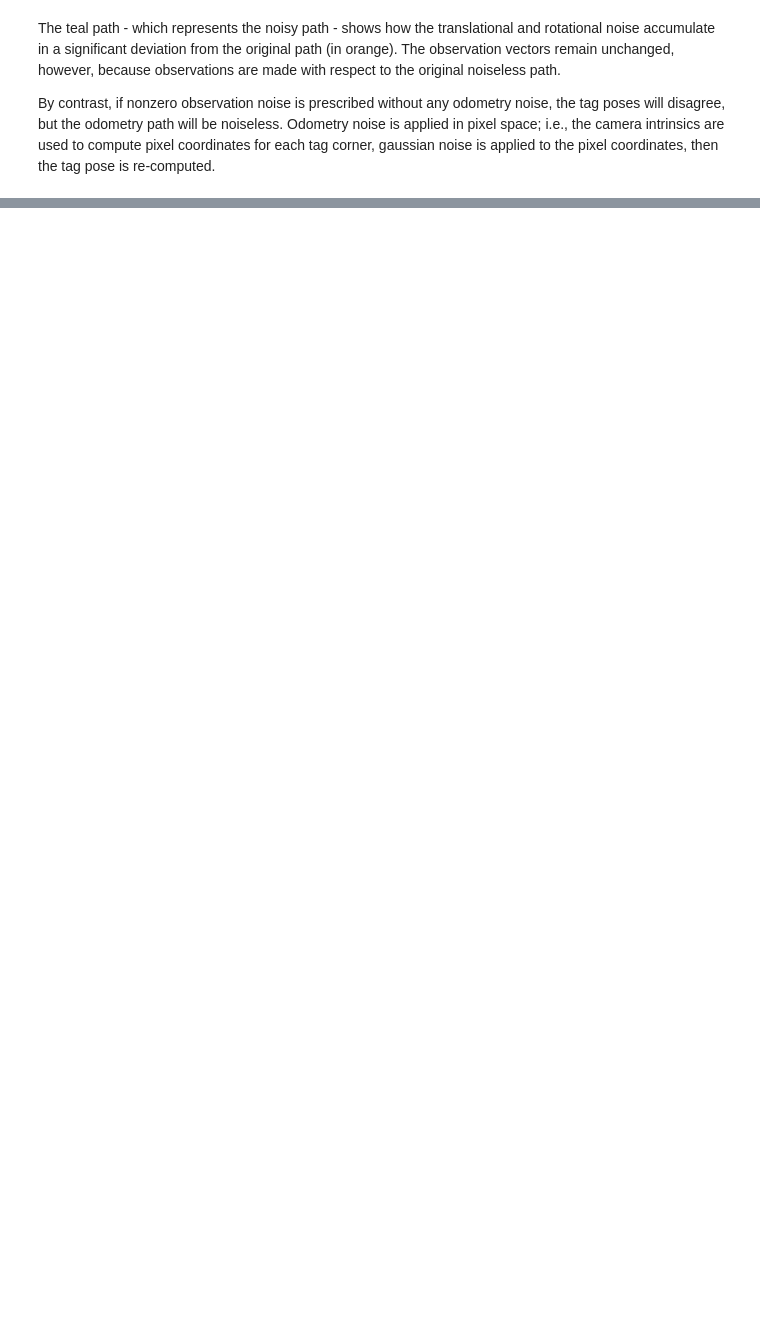
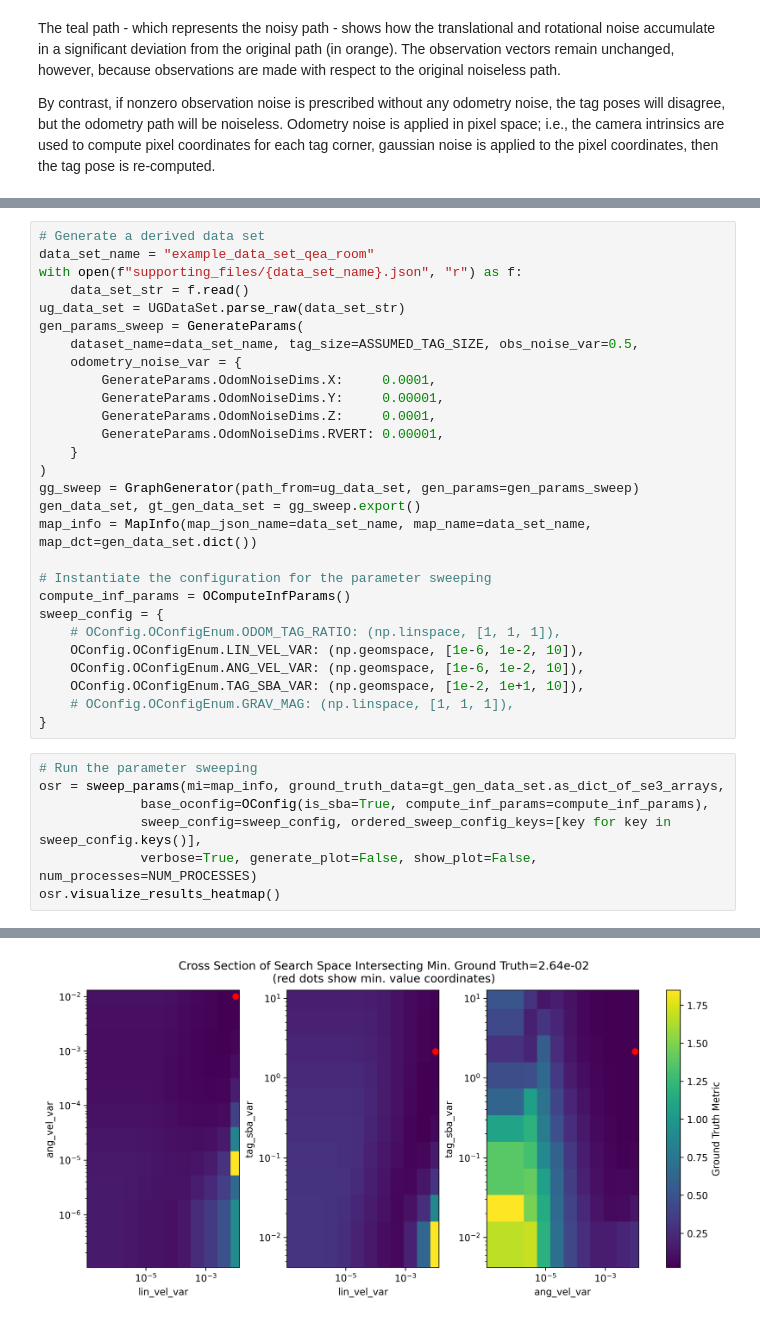
Before and after one commit to occamLab/invisible-map-generation, a Jupyter notebook: notebooks/duncan-overview.ipynb, the cells around one changed output, grey strips where cells are left out. Drawn from its saved outputs; the diff is of its cells as text; blank space fills up the shorter version.

```diff
--- a/notebooks/duncan-overview.ipynb
+++ b/notebooks/duncan-overview.ipynb
@@ -148,0 +199,36 @@ gg_n2.visualize()
+# %%
+# Generate a derived data set
+data_set_name = "example_data_set_qea_room"
+with open(f"supporting_files/{data_set_name}.json", "r") as f:
+    data_set_str = f.read()
+ug_data_set = UGDataSet.parse_raw(data_set_str)
+gen_params_sweep = GenerateParams(
+    dataset_name=data_set_name, tag_size=ASSUMED_TAG_SIZE, obs_noise_var=0.5,
+    odometry_noise_var = {
+        GenerateParams.OdomNoiseDims.X:     0.0001,
+        GenerateParams.OdomNoiseDims.Y:     0.00001,
+        GenerateParams.OdomNoiseDims.Z:     0.0001,
+        GenerateParams.OdomNoiseDims.RVERT: 0.00001,
+    }
+)
+gg_sweep = GraphGenerator(path_from=ug_data_set, gen_params=gen_params_sweep)
+gen_data_set, gt_gen_data_set = gg_sweep.export()
+map_info = MapInfo(map_json_name=data_set_name, map_name=data_set_name, map_dct=gen_data_set.dict())
+
+# Instantiate the configuration for the parameter sweeping
+compute_inf_params = OComputeInfParams()
+sweep_config = {
+    # OConfig.OConfigEnum.ODOM_TAG_RATIO: (np.linspace, [1, 1, 1]),
+    OConfig.OConfigEnum.LIN_VEL_VAR: (np.geomspace, [1e-6, 1e-2, 10]),
+    OConfig.OConfigEnum.ANG_VEL_VAR: (np.geomspace, [1e-6, 1e-2, 10]),
+    OConfig.OConfigEnum.TAG_SBA_VAR: (np.geomspace, [1e-2, 1e+1, 10]),
+    # OConfig.OConfigEnum.GRAV_MAG: (np.linspace, [1, 1, 1]),
+}
+# %%
+# Run the parameter sweeping
+osr = sweep_params(mi=map_info, ground_truth_data=gt_gen_data_set.as_dict_of_se3_arrays,
+             base_oconfig=OConfig(is_sba=True, compute_inf_params=compute_inf_params),
+             sweep_config=sweep_config, ordered_sweep_config_keys=[key for key in sweep_config.keys()],
+             verbose=True, generate_plot=False, show_plot=False, num_processes=NUM_PROCESSES)
+osr.visualize_results_heatmap()
+# %% [output]
@@ -148,0 +252 @@ gg_n2.visualize()
+[figure, added]
```
Also changed, not shown: parts of 10 cells of this notebook, 6 other files.
